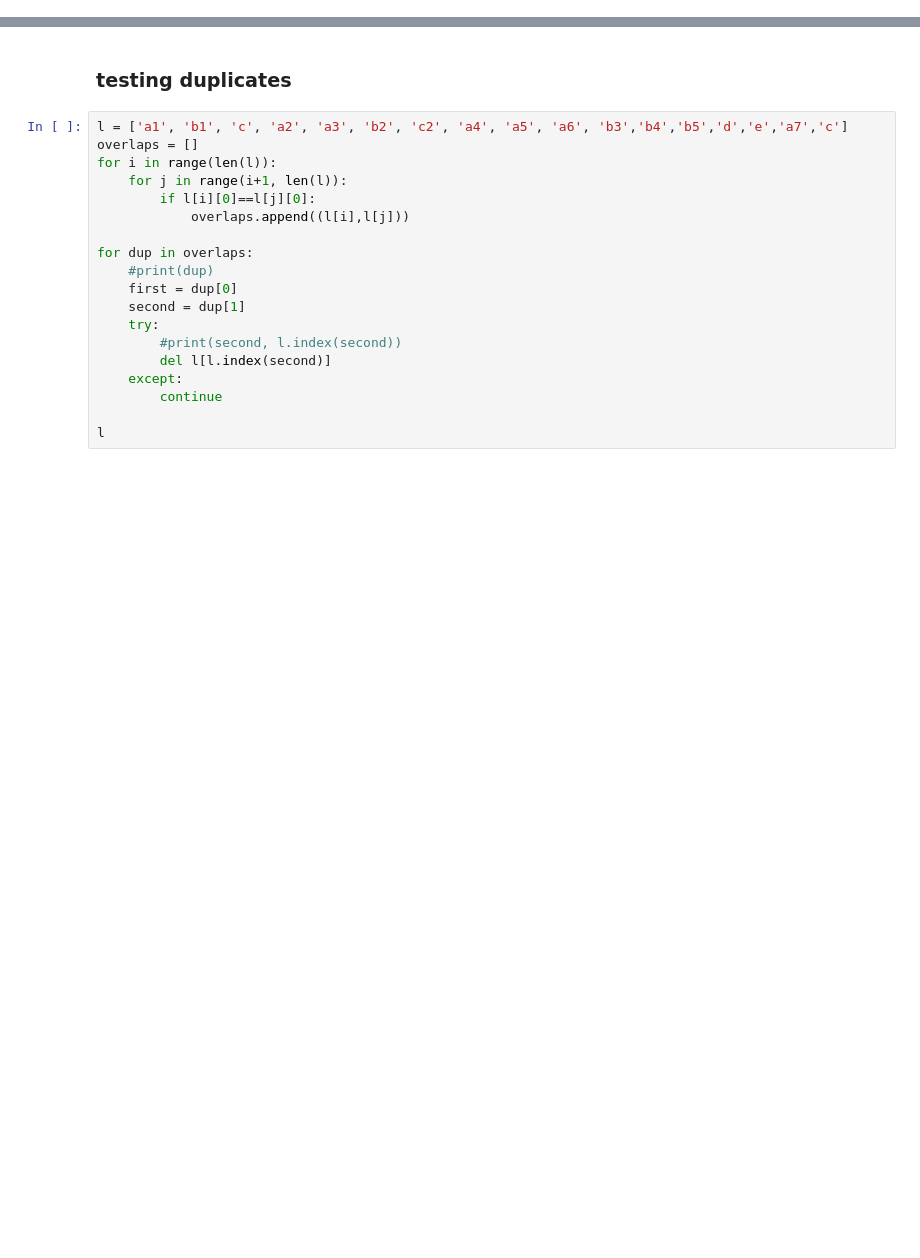
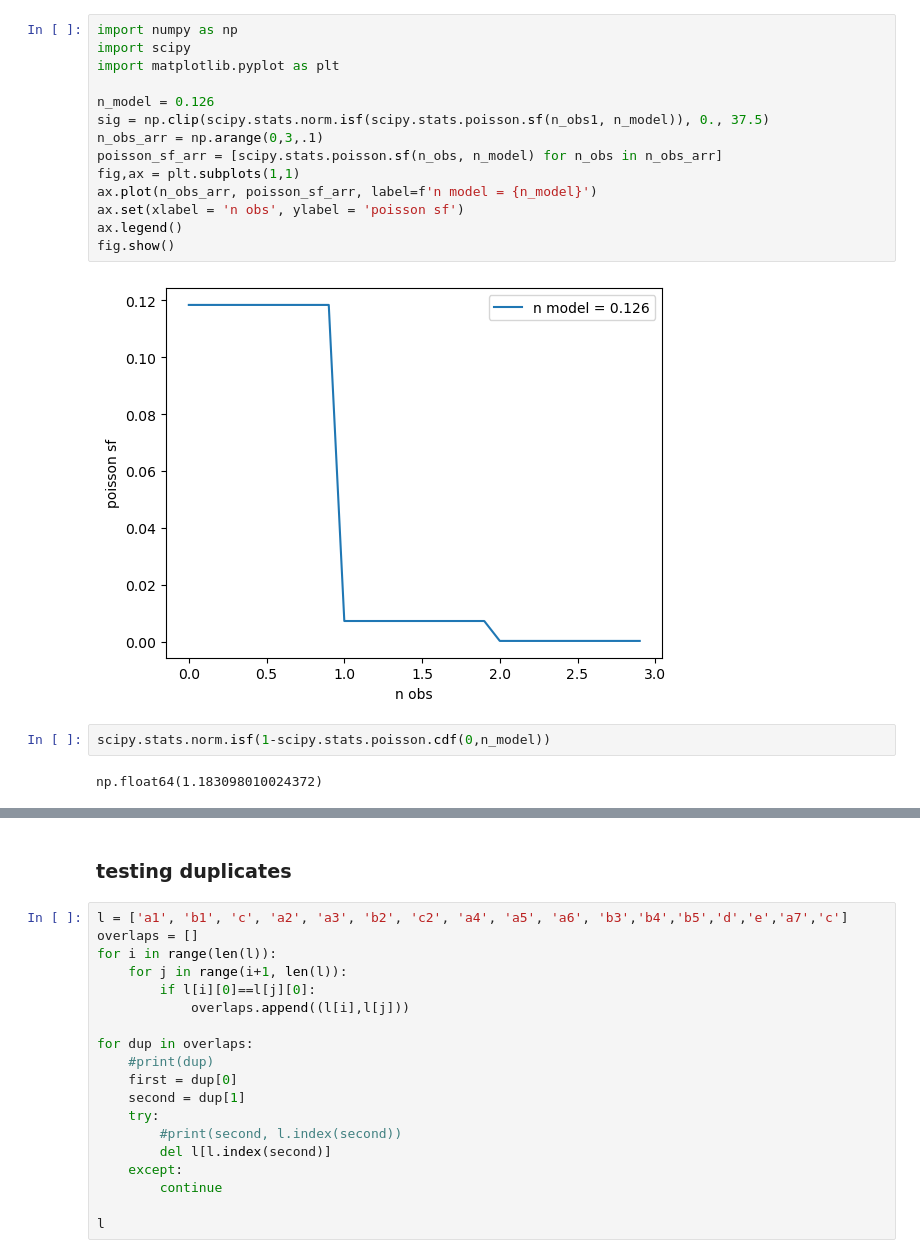
Before and after one commit to LSSTDESC/ufd_alfred, a Jupyter notebook: exploration.ipynb, the cells around one changed output, grey strips where cells are left out. Drawn from its saved outputs; the diff is of its cells as text; blank space fills up the shorter version.

```diff
--- a/exploration.ipynb
+++ b/exploration.ipynb
@@ -0,0 +10,20 @@
+# %%
+import numpy as np
+import scipy
+import matplotlib.pyplot as plt
+
+n_model = 0.126
+sig = np.clip(scipy.stats.norm.isf(scipy.stats.poisson.sf(n_obs1, n_model)), 0., 37.5)
+n_obs_arr = np.arange(0,3,.1)
+poisson_sf_arr = [scipy.stats.poisson.sf(n_obs, n_model) for n_obs in n_obs_arr]
+fig,ax = plt.subplots(1,1)
+ax.plot(n_obs_arr, poisson_sf_arr, label=f'n model = {n_model}')
+ax.set(xlabel = 'n obs', ylabel = 'poisson sf')
+ax.legend()
+fig.show()
+# %% [output]
+[figure, added]
+# %%
+scipy.stats.norm.isf(1-scipy.stats.poisson.cdf(0,n_model))
+# %% [output]
+np.float64(1.183098010024372)
```
Also changed, not shown: parts of 7 cells of this notebook, 5 other files.
